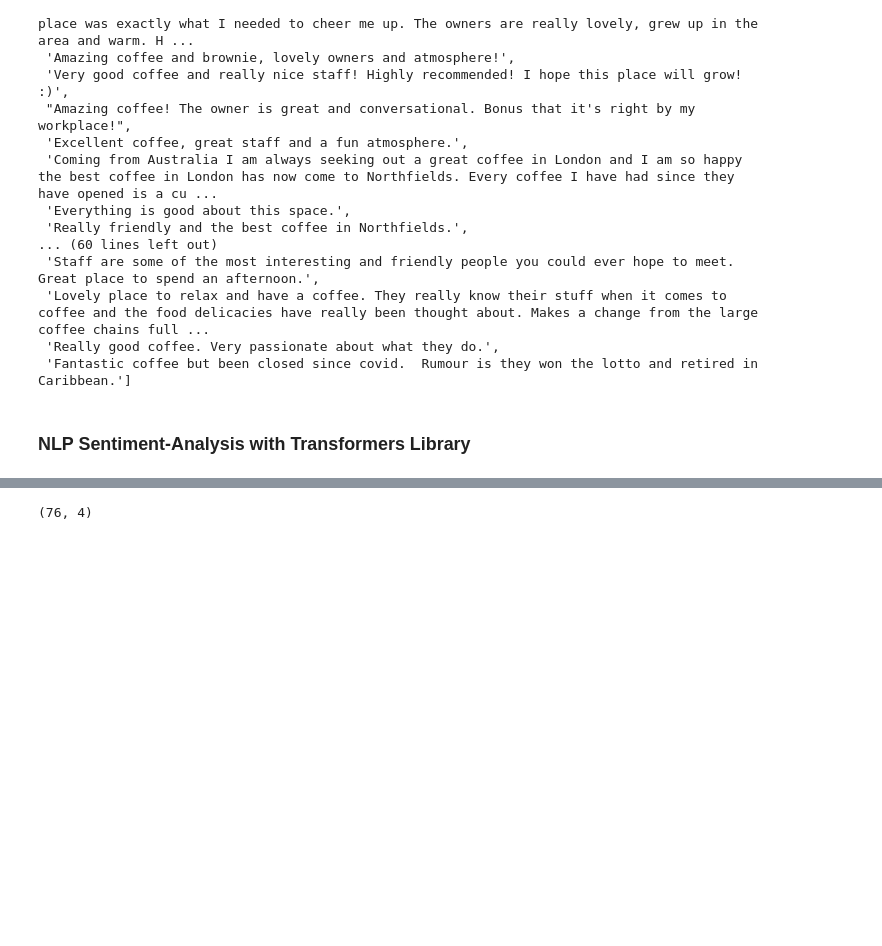
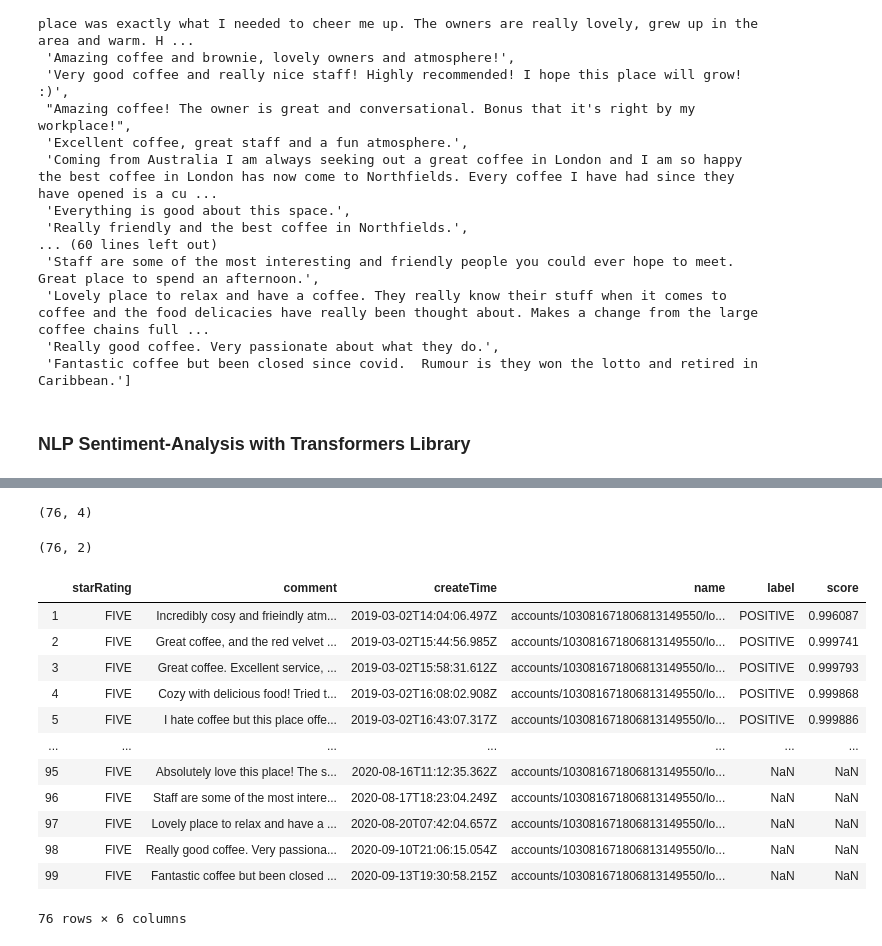
Before and after one commit to algakovic/element_coffee_review_analysis, a Jupyter notebook: transformers_sentiment_analysis.ipynb, the cells around one changed output, grey strips where cells are left out. Drawn from its saved outputs; the diff is of its cells as text; code cells hidden in the pictures; blank space fills up the shorter version.

Commit message:
join df and nlp results into a final df

```diff
--- a/transformers_sentiment_analysis.ipynb
+++ b/transformers_sentiment_analysis.ipynb
@@ -252,6 +232,31 @@ review_labels
+# %%
+# review_labels # maybe make these dict? to be able to make a df out of it?
+nlp_results_df = pd.DataFrame(results)
 # %%
 # nlp_df = df.dropna(how='any', subset=['comment'], inplace=True)
+# %%
+df.shape # the right shape for the df to take nlp results is 76, 4
+# %% [output]
+(76, 4)
 # %%
-df.shape
+nlp_results_df.shape
 # %% [output]
-(76, 4)
+(76, 2)
+# %%
+final_df = df.join(nlp_results_df)
+# %%
+final_df
+# %% [output]
+|  | starRating | comment | createTime | name | label | score |
+| 1 | FIVE | Incredibly cosy and frieindly atm... | 2019-03-02T14:04:06.497Z | accounts/103081671806813149550/lo... | POSITIVE | 0.996087 |
+| 2 | FIVE | Great coffee, and the red velvet ... | 2019-03-02T15:44:56.985Z | accounts/103081671806813149550/lo... | POSITIVE | 0.999741 |
+| 3 | FIVE | Great coffee. Excellent service, ... | 2019-03-02T15:58:31.612Z | accounts/103081671806813149550/lo... | POSITIVE | 0.999793 |
+| 4 | FIVE | Cozy with delicious food! Tried t... | 2019-03-02T16:08:02.908Z | accounts/103081671806813149550/lo... | POSITIVE | 0.999868 |
+| 5 | FIVE | I hate coffee but this place offe... | 2019-03-02T16:43:07.317Z | accounts/103081671806813149550/lo... | POSITIVE | 0.999886 |
+| ... | ... | ... | ... | ... | ... | ... |
+| 95 | FIVE | Absolutely love this place! The s... | 2020-08-16T11:12:35.362Z | accounts/103081671806813149550/lo... | NaN | NaN |
+| 96 | FIVE | Staff are some of the most intere... | 2020-08-17T18:23:04.249Z | accounts/103081671806813149550/lo... | NaN | NaN |
+| 97 | FIVE | Lovely place to relax and have a ... | 2020-08-20T07:42:04.657Z | accounts/103081671806813149550/lo... | NaN | NaN |
+| 98 | FIVE | Really good coffee. Very passiona... | 2020-09-10T21:06:15.054Z | accounts/103081671806813149550/lo... | NaN | NaN |
+| 99 | FIVE | Fantastic coffee but been closed ... | 2020-09-13T19:30:58.215Z | accounts/103081671806813149550/lo... | NaN | NaN |
+76 rows × 6 columns
```
Also changed, not shown: parts of 2 cells of this notebook.
